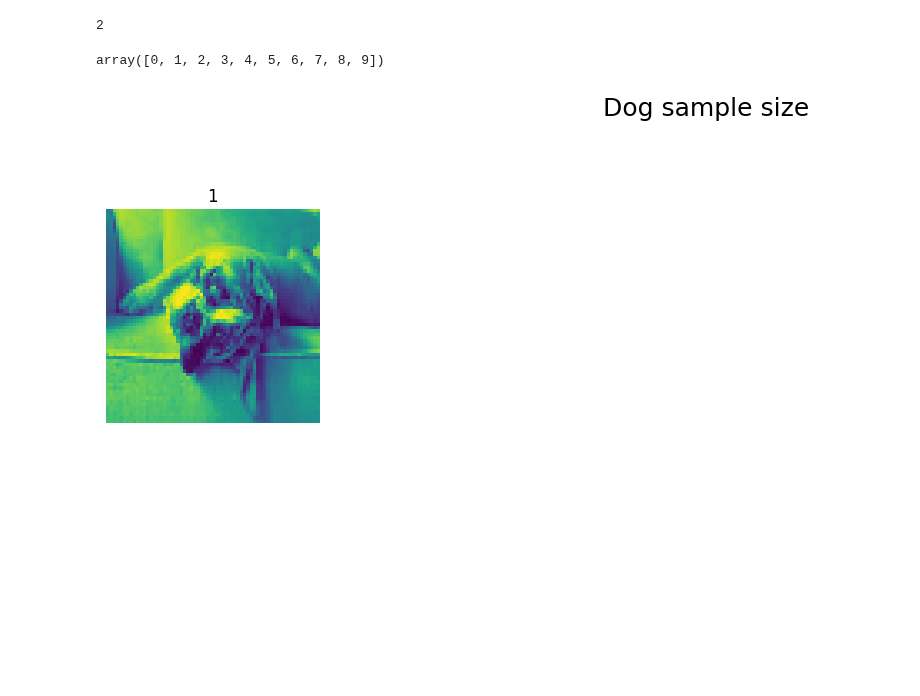
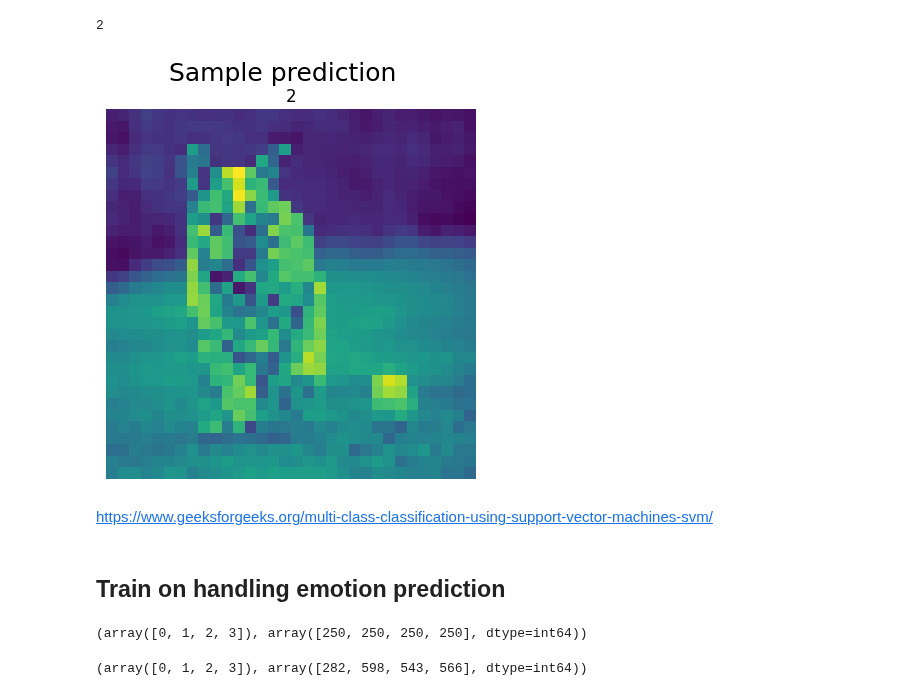
Before and after one commit to khainl1110/CMPE258Project, a Jupyter notebook: Project.ipynb, the cells around one changed output. Cells and saved outputs as stored; diff of their text form; code cells hidden in the pictures; blank space fills up the shorter version.

```diff
--- a/Project.ipynb
+++ b/Project.ipynb
@@ -24,7 +25,7 @@ warnings.filterwarnings('ignore')
 # %%
 # Labels for image categories
 labels = ['Beagle', 'Boxer', 'Bulldog', 'Dachshund', 'German_Shepherd', 'Golden_Retriever', 'Labrador_Retriever', 'Poodle', 'Rottweiler', 'Yorkshire_Terrier']
-img_size = 64
+img_size = 32
 
 def loading_training_data(data_dir):
     data = []
@@ -196,22 +207,20 @@ array([2])
 y_dbreed_test[0]
 # %% [output]
 2
-# %%
-import numpy as np
-np.unique(y_dbreed_test)
-# %% [output]
-array([0, 1, 2, 3, 4, 5, 6, 7, 8, 9])
 # %%
-random_indices = np.random.choice(len(X_dbreed_test[0]), 1, replace=False)
-plt.figure(figsize=(16, 8))
+plt.imshow(X_dbreed_test[0].astype(np.uint8), cmap='viridis')
+plt.title(y_dbreed_test[0])
+plt.axis('off')
 
-for i, idx in enumerate(random_indices):
-    plt.subplot(2, 5, i + 1)
-    plt.imshow(X_dbreed_test[idx].astype(np.uint8), cmap='viridis')
-    plt.title(y_dbreed_test[idx])
-    plt.axis('off')
-
-plt.suptitle("Dog sample size", size=18)
+plt.suptitle("Sample prediction", size=18)
 plt.show()
 # %% [output]
-[figure, old version]
+[figure, new version]
+# %% [markdown]
+https://www.geeksforgeeks.org/multi-class-classification-using-support-vector-machines-svm/
+# %% [markdown]
+## Train on handling emotion prediction
+# %%
+np.unique(pet_facial_train_label, return_counts=True)
+# %% [output]
+(array([0, 1, 2, 3]), array([250, 250, 250, 250], dtype=int64))
@@ -217,0 +229,4 @@ plt.show()
+# %%
+np.unique(dog_emotion_train_label, return_counts=True)
+# %% [output]
+(array([0, 1, 2, 3]), array([282, 598, 543, 566], dtype=int64))
```
Also changed, not shown: parts of 61 cells of this notebook.
